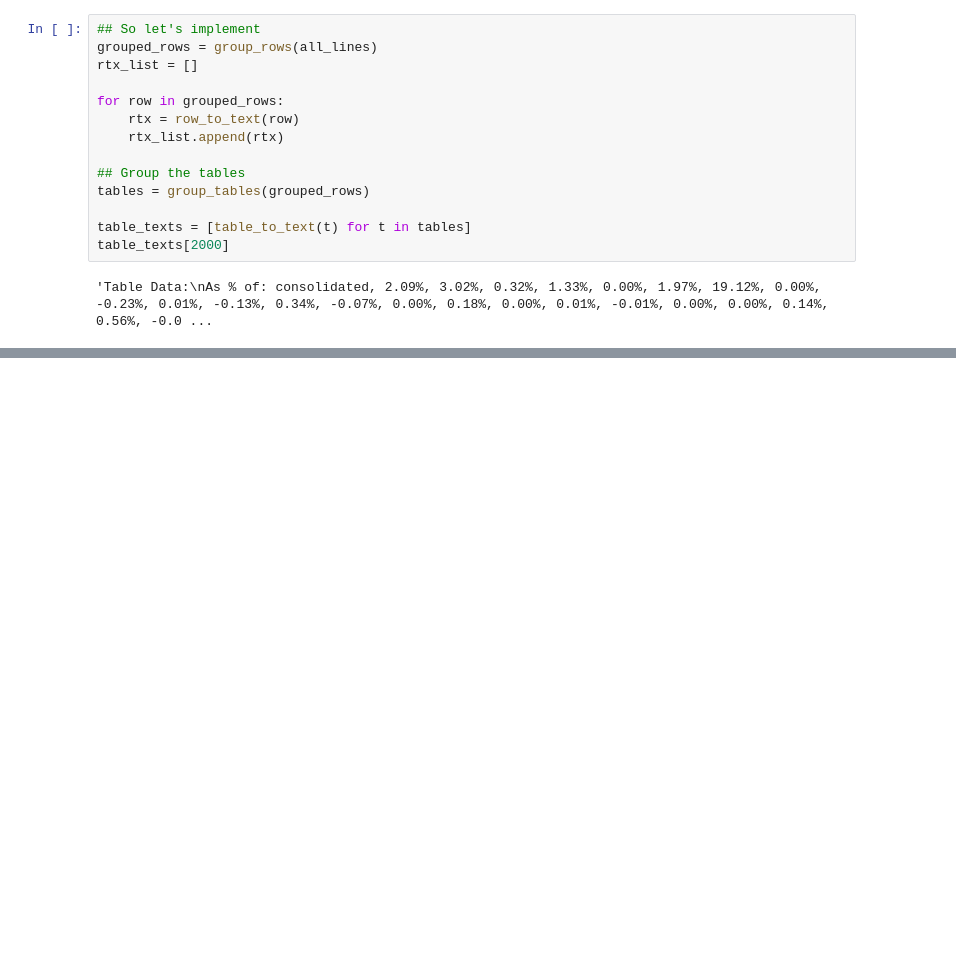
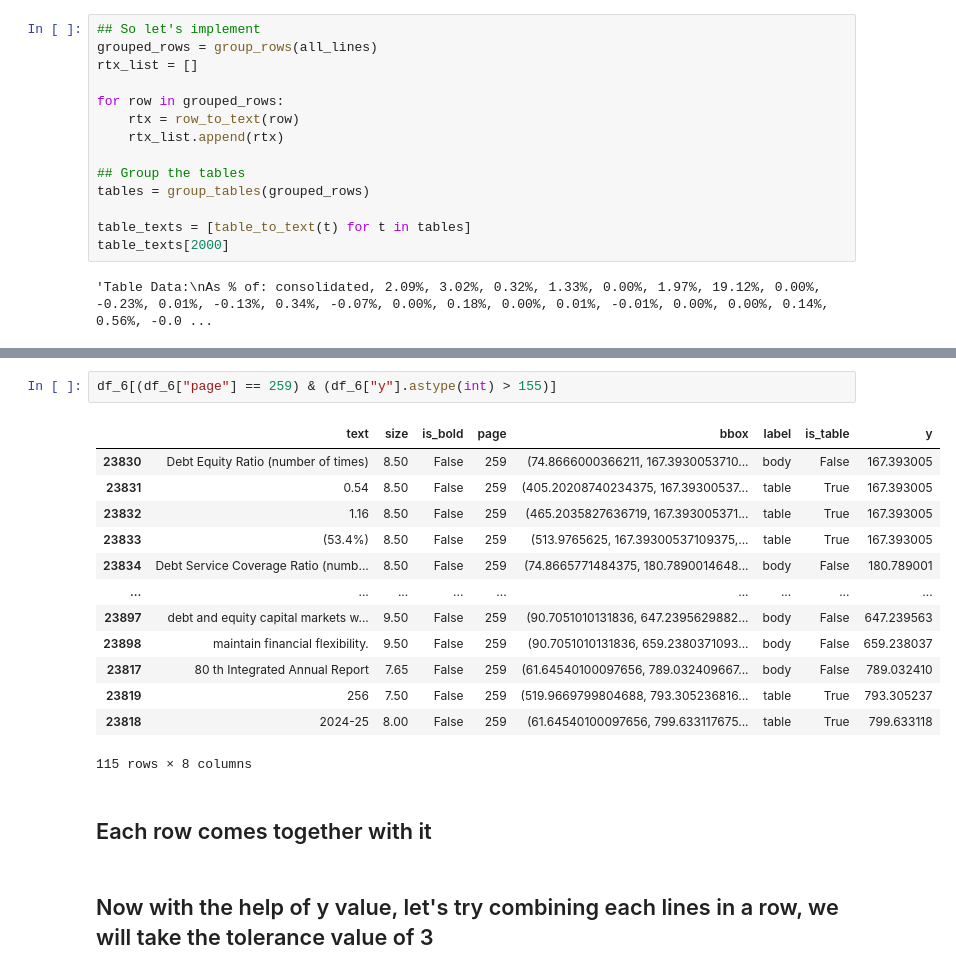
Before and after one commit to octoprakhar/FinLens-Backend, a Jupyter notebook: notebooks/chunking.ipynb, the cells around one changed output, grey strips where cells are left out. Saved outputs shown, nothing was run; the diff lists cells and outputs as text; blank space fills up the shorter version.

```diff
--- a/notebooks/chunking.ipynb
+++ b/notebooks/chunking.ipynb
@@ -841,0 +988,20 @@ table_texts[2000]
+# %%
+df_6[(df_6["page"] == 259) & (df_6["y"].astype(int) > 155)]
+# %% [output]
+|  | text | size | is_bold | page | bbox | label | is_table | y |
+| 23830 | Debt Equity Ratio (number of times) | 8.50 | False | 259 | (74.8666000366211, 167.3930053710... | body | False | 167.393005 |
+| 23831 | 0.54 | 8.50 | False | 259 | (405.20208740234375, 167.39300537... | table | True | 167.393005 |
+| 23832 | 1.16 | 8.50 | False | 259 | (465.2035827636719, 167.393005371... | table | True | 167.393005 |
+| 23833 | (53.4%) | 8.50 | False | 259 | (513.9765625, 167.39300537109375,... | table | True | 167.393005 |
+| 23834 | Debt Service Coverage Ratio (numb... | 8.50 | False | 259 | (74.8665771484375, 180.7890014648... | body | False | 180.789001 |
+| ... | ... | ... | ... | ... | ... | ... | ... | ... |
+| 23897 | debt and equity capital markets w... | 9.50 | False | 259 | (90.7051010131836, 647.2395629882... | body | False | 647.239563 |
+| 23898 | maintain financial flexibility. | 9.50 | False | 259 | (90.7051010131836, 659.2380371093... | body | False | 659.238037 |
+| 23817 | 80 th Integrated Annual Report | 7.65 | False | 259 | (61.64540100097656, 789.032409667... | body | False | 789.032410 |
+| 23819 | 256 | 7.50 | False | 259 | (519.9669799804688, 793.305236816... | table | True | 793.305237 |
+| 23818 | 2024-25 | 8.00 | False | 259 | (61.64540100097656, 799.633117675... | table | True | 799.633118 |
+115 rows × 8 columns
+# %% [markdown]
+## Each row comes together with it
+# %% [markdown]
+## Now with the help of y value, let's try combining each lines in a row, we will take the tolerance value of 3
```
Also changed, not shown: parts of 29 cells of this notebook.
